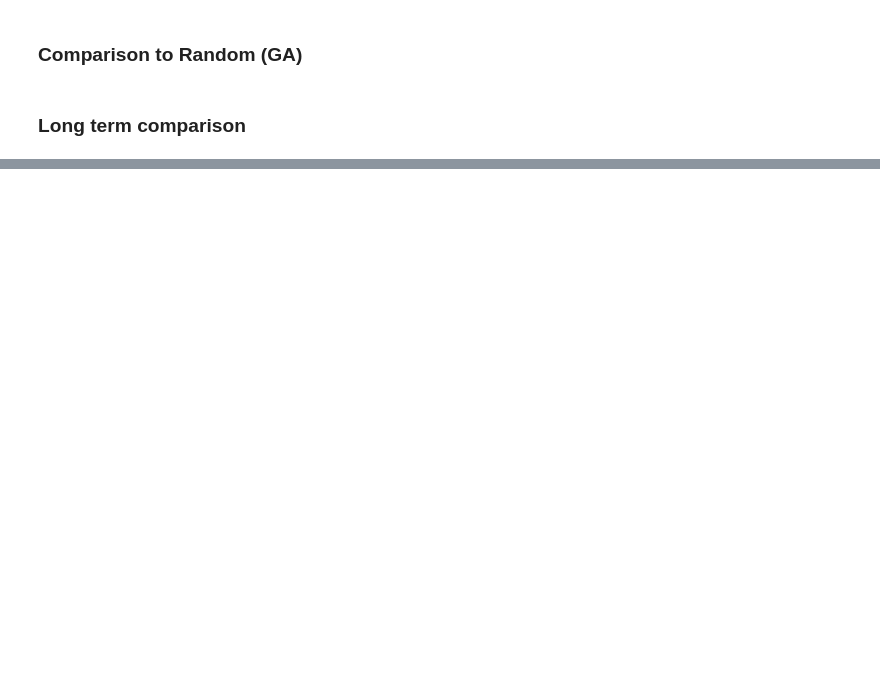
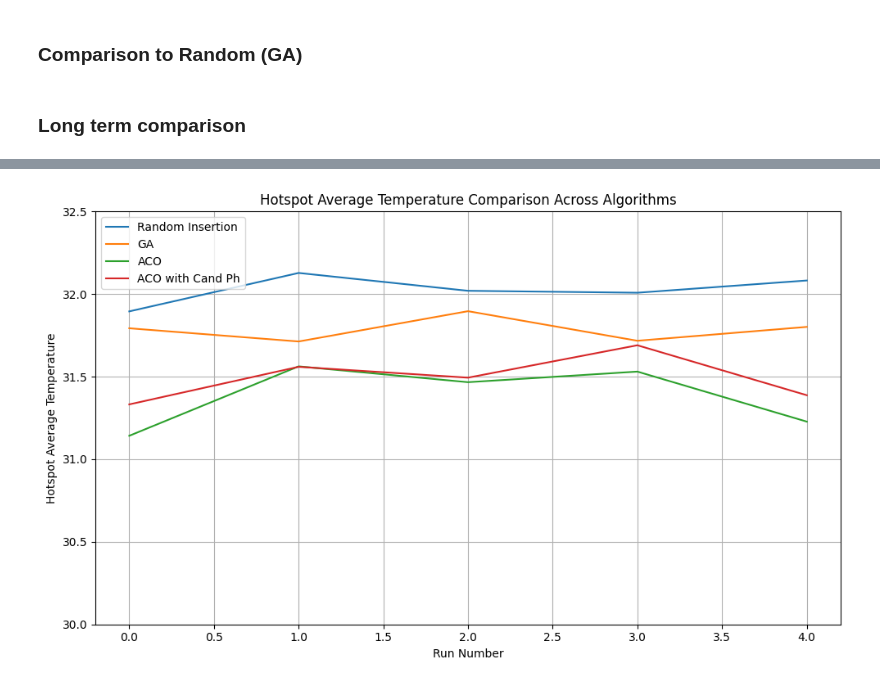
Before and after one commit to liooxes/CO3, a Jupyter notebook: UHI_zeltnwil.ipynb, the cells around one changed output, grey strips where cells are left out. Saved outputs shown, nothing was run; the diff lists cells and outputs as text; code cells hidden in the pictures; blank space fills up the shorter version.

```diff
--- a/UHI_zeltnwil.ipynb
+++ b/UHI_zeltnwil.ipynb
@@ -1286,0 +1205,21 @@ plt.show()
+# %%
+# Create figure and axis for each plot
+fig, axs = plt.subplots(1, 1, figsize=(10, 6))
+
+# Hotspot Average Temperature Plot
+for i, algorithm in enumerate(algorithms):
+    hotspot_avg_temps = [x[2] for x in stats[i]]  # Extracting the hotspot temperatures for each algorithm
+    axs.plot(range(runs), hotspot_avg_temps, label=algorithm)
+
+axs.set_title('Hotspot Average Temperature Comparison Across Algorithms')
+axs.set_xlabel('Run Number')
+axs.set_ylabel('Hotspot Average Temperature')
+axs.legend(loc='upper left')
+axs.set_ylim(30, 32.50)  # Ensure y-axis starts from 0
+axs.grid(True)
+
+# Adjust layout and show
+plt.tight_layout()
+plt.show()
+# %% [output]
+[figure, added]
```
Also changed, not shown: parts of 15 cells of this notebook.
